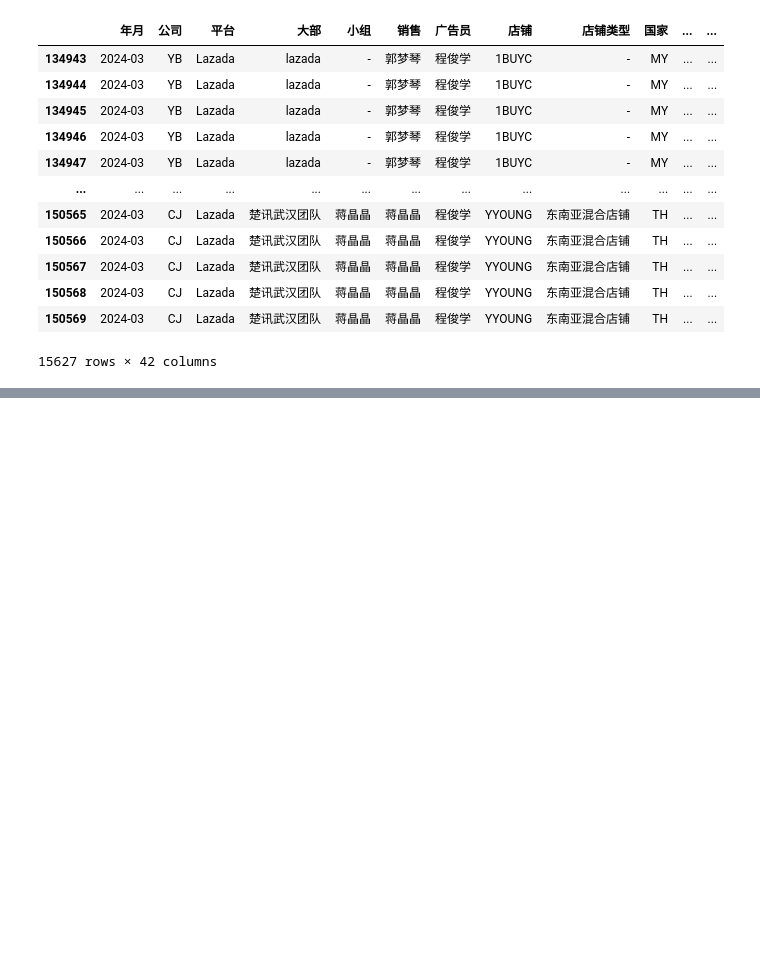
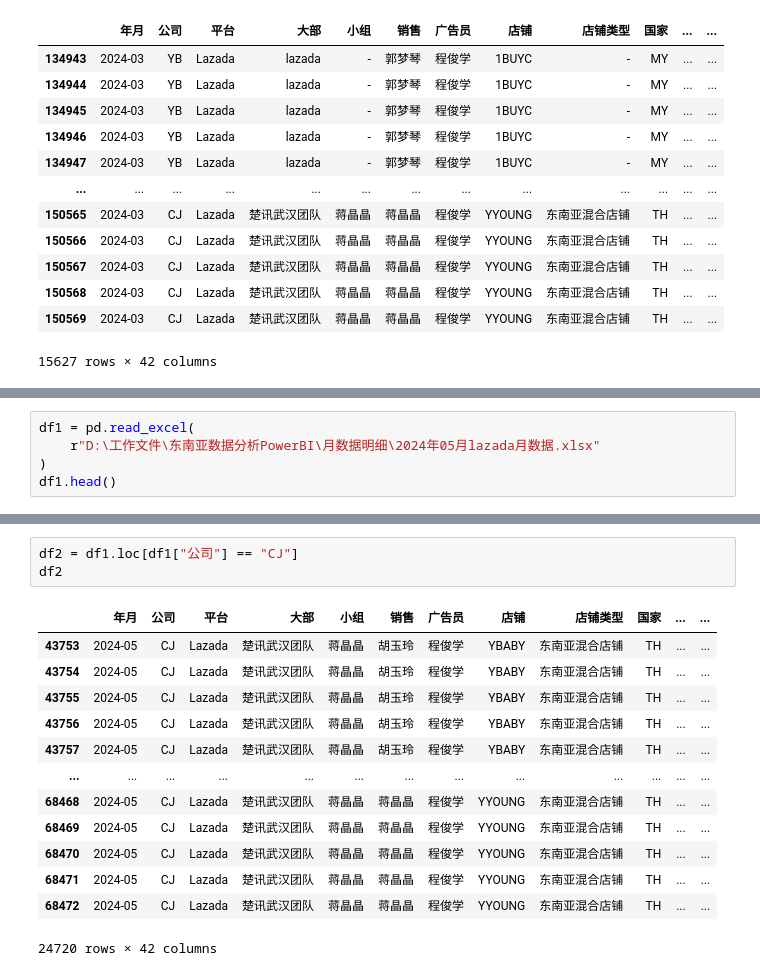
Before and after one commit to closerc/closerc, a Jupyter notebook: Jupyter/rouph_draft.ipynb, the cells around one changed output, grey strips where cells are left out. Drawn from its saved outputs; the diff is of its cells as text; blank space fills up the shorter version.

```diff
--- a/Jupyter/rouph_draft.ipynb
+++ b/Jupyter/rouph_draft.ipynb
@@ -142,0 +151,5 @@ df.loc[(df["年月"] == "2024-03") & (df["平台"] == "Lazada")]
+# %%
+df1 = pd.read_excel(
+    r"D:\工作文件\东南亚数据分析PowerBI\月数据明细\2024年05月lazada月数据.xlsx"
+)
+df1.head()
@@ -142,0 +164,17 @@ df.loc[(df["年月"] == "2024-03") & (df["平台"] == "Lazada")]
+# %%
+df2 = df1.loc[df1["公司"] == "CJ"]
+df2
+# %% [output]
+|  | 年月 | 公司 | 平台 | 大部 | 小组 | 销售 | 广告员 | 店铺 | 店铺类型 | 国家 | ... | ... |
+| 43753 | 2024-05 | CJ | Lazada | 楚讯武汉团队 | 蒋晶晶 | 胡玉玲 | 程俊学 | YBABY | 东南亚混合店铺 | TH | ... | ... |
+| 43754 | 2024-05 | CJ | Lazada | 楚讯武汉团队 | 蒋晶晶 | 胡玉玲 | 程俊学 | YBABY | 东南亚混合店铺 | TH | ... | ... |
+| 43755 | 2024-05 | CJ | Lazada | 楚讯武汉团队 | 蒋晶晶 | 胡玉玲 | 程俊学 | YBABY | 东南亚混合店铺 | TH | ... | ... |
+| 43756 | 2024-05 | CJ | Lazada | 楚讯武汉团队 | 蒋晶晶 | 胡玉玲 | 程俊学 | YBABY | 东南亚混合店铺 | TH | ... | ... |
+| 43757 | 2024-05 | CJ | Lazada | 楚讯武汉团队 | 蒋晶晶 | 胡玉玲 | 程俊学 | YBABY | 东南亚混合店铺 | TH | ... | ... |
+| ... | ... | ... | ... | ... | ... | ... | ... | ... | ... | ... | ... | ... |
+| 68468 | 2024-05 | CJ | Lazada | 楚讯武汉团队 | 蒋晶晶 | 蒋晶晶 | 程俊学 | YYOUNG | 东南亚混合店铺 | TH | ... | ... |
+| 68469 | 2024-05 | CJ | Lazada | 楚讯武汉团队 | 蒋晶晶 | 蒋晶晶 | 程俊学 | YYOUNG | 东南亚混合店铺 | TH | ... | ... |
+| 68470 | 2024-05 | CJ | Lazada | 楚讯武汉团队 | 蒋晶晶 | 蒋晶晶 | 程俊学 | YYOUNG | 东南亚混合店铺 | TH | ... | ... |
+| 68471 | 2024-05 | CJ | Lazada | 楚讯武汉团队 | 蒋晶晶 | 蒋晶晶 | 程俊学 | YYOUNG | 东南亚混合店铺 | TH | ... | ... |
+| 68472 | 2024-05 | CJ | Lazada | 楚讯武汉团队 | 蒋晶晶 | 蒋晶晶 | 程俊学 | YYOUNG | 东南亚混合店铺 | TH | ... | ... |
+24720 rows × 42 columns
```
Also changed, not shown: parts of 4 cells of this notebook.
